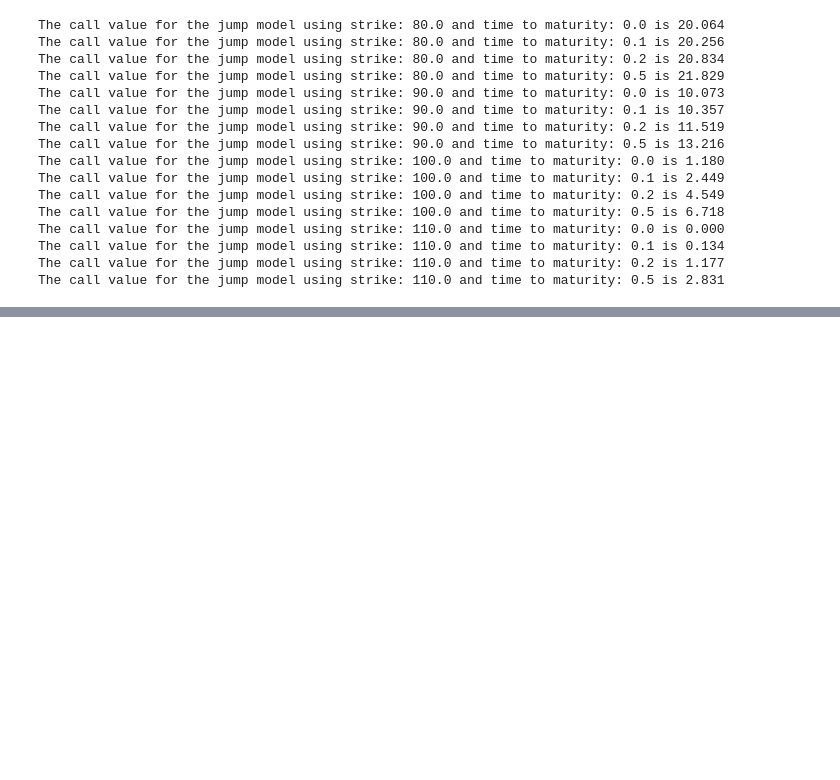
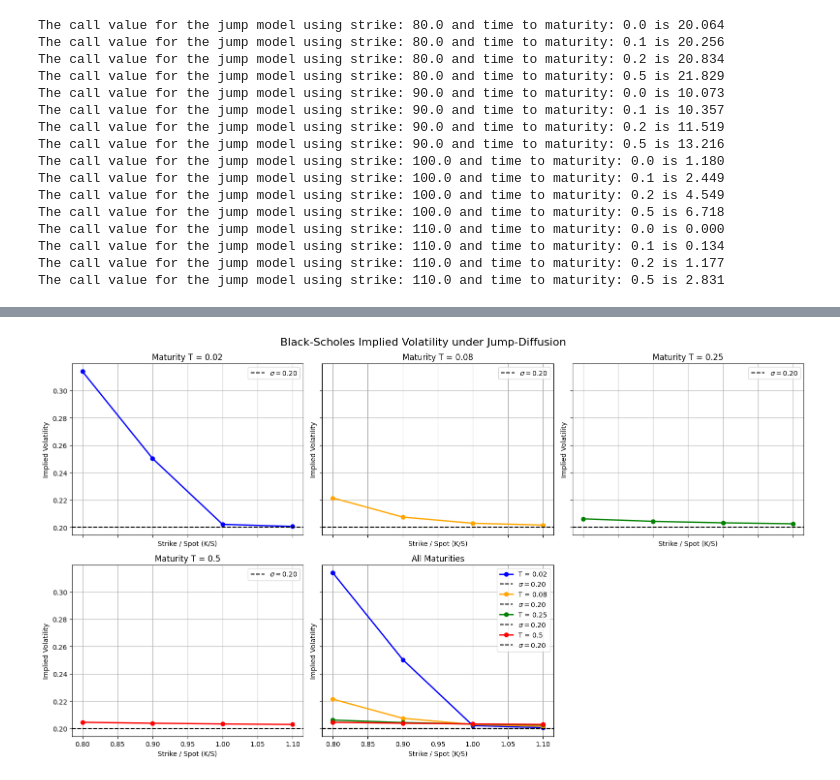
Before and after one commit to RomainFast121/advanced_derivatives_assignments, a Jupyter notebook: first_assignment/assignment1.ipynb, the cells around one changed output, grey strips where cells are left out. Saved outputs shown, nothing was run; the diff lists cells and outputs as text; code cells hidden in the pictures; blank space fills up the shorter version.

```diff
--- a/first_assignment/assignment1.ipynb
+++ b/first_assignment/assignment1.ipynb
@@ -27,7 +29,7 @@ def jump_call_solution(s, k, T, vol, r, q, lamb, gamma, t=0):
         proba = p_NT_is_n(T, lamb, j)
     return C
 # %%
-GAMMA = 0.08 # the convention in the course and formulas are gamma positive
+GAMMA = -0.08 # the convention in the course and formulas are gamma positive
 LAMBDA_Q = 0.2
 VOL = 0.2
 R = 0.04
@@ -57,3 +59,18 @@ The call value for the jump model using strike: 110.0 and time to maturity: 0.0
 The call value for the jump model using strike: 110.0 and time to maturity: 0.1 is 0.134
 The call value for the jump model using strike: 110.0 and time to maturity: 0.2 is 1.177
 The call value for the jump model using strike: 110.0 and time to maturity: 0.5 is 2.831
+# %%
+def implied_vol_call(price, s, k, T, r, q=0, t=0):
+    def objective(vol):
+        return bs_call(s, k, T, vol, r, q, t) - price
+    return brentq(objective, 1e-6, 5.0)
+
+implied_vols = {}
+for T in T_list:
+    for K in K_list:
+        price = jump_call_value_list[(K, T)]
+        iv = implied_vol_call(price, S, K, T, R, Q)
+        implied_vols[(K, T)] = iv
+
+for (K, T), iv in implied_vols.items():
+    print(f"K/S={K/S:.1f}, T={T:.2f}, "f"Implied vol={iv:.4%}")
@@ -59,0 +94,31 @@ The call value for the jump model using strike: 110.0 and time to maturity: 0.5
+# %%
+moneyness = [K / S for K in K_list]
+colors = ['blue', 'orange', 'green', 'red']
+fig, axes = plt.subplots(2, 3,figsize=(16, 9),sharex=True,sharey=True)
+axes = axes.flatten()
+for i, (T, color) in enumerate(zip(T_list, colors)):
+    vols = [implied_vols[(K, T)] for K in K_list]
+    axes[i].plot(moneyness,vols,marker='o',linewidth=2,color=color)
+    axes[i].axhline(VOL,linestyle='--',color='black',label=r'$\sigma = 0.20$')
+    axes[i].set_title(f'Maturity T = {T}')
+    axes[i].set_xlabel('Strike / Spot (K/S)')
+    axes[i].set_ylabel('Implied Volatility')
+    axes[i].grid(True)
+    axes[i].legend()
+
+for T, color in zip(T_list, colors):
+    vols = [implied_vols[(K, T)] for K in K_list]
+    axes[4].plot(moneyness,vols,marker='o',linewidth=2,color=color,label=f'T = {T}')
+    axes[4].axhline(VOL,linestyle='--',color='black',label=r'$\sigma = 0.20$')
+    axes[4].set_title('All Maturities')
+    axes[4].set_xlabel('Strike / Spot (K/S)')
+    axes[4].set_ylabel('Implied Volatility')
+    axes[4].grid(True)
+    axes[4].legend()
+
+fig.delaxes(axes[5])
+fig.suptitle('Black-Scholes Implied Volatility under Jump-Diffusion',fontsize=16)
+plt.tight_layout()
+plt.show()
+# %% [output]
+[figure, added]
```
Also changed, not shown: parts of 3 cells of this notebook.
